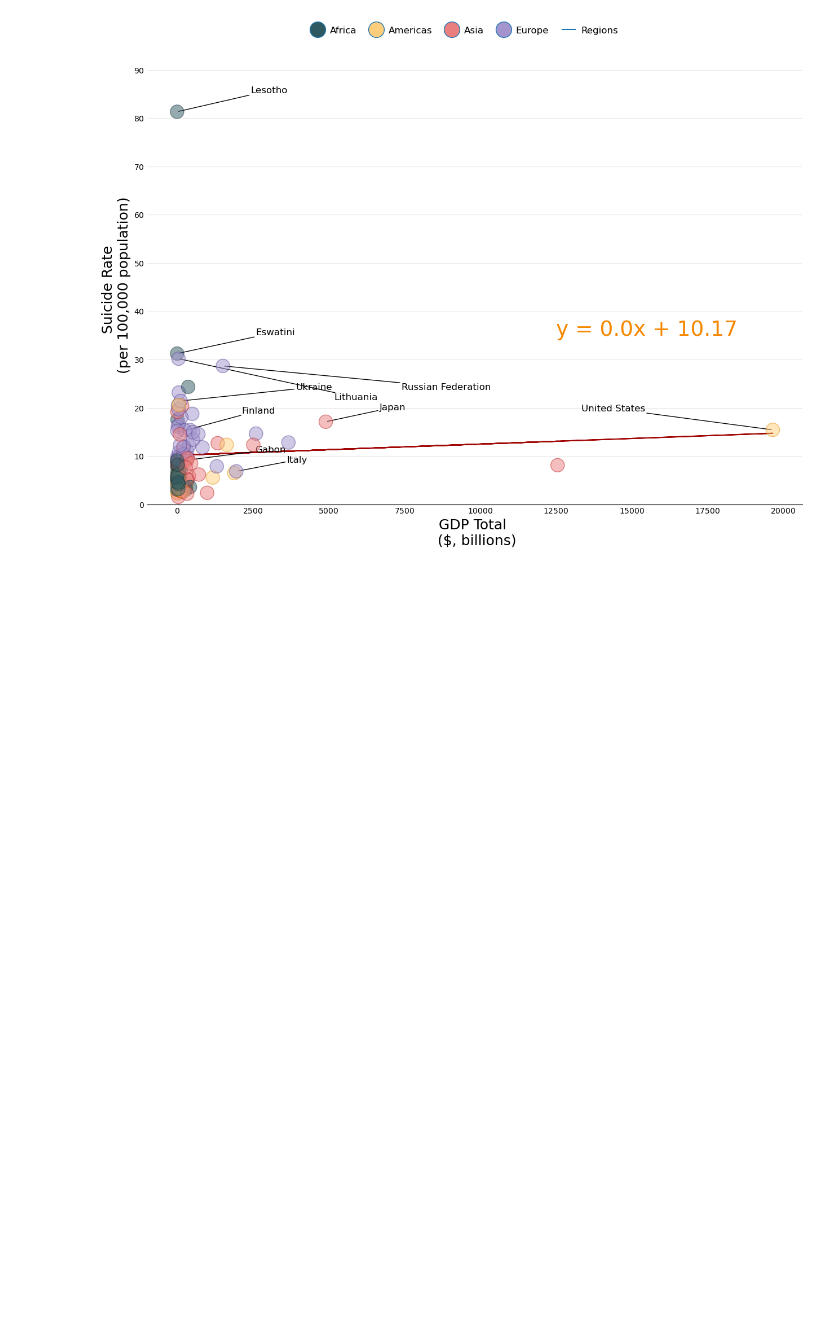
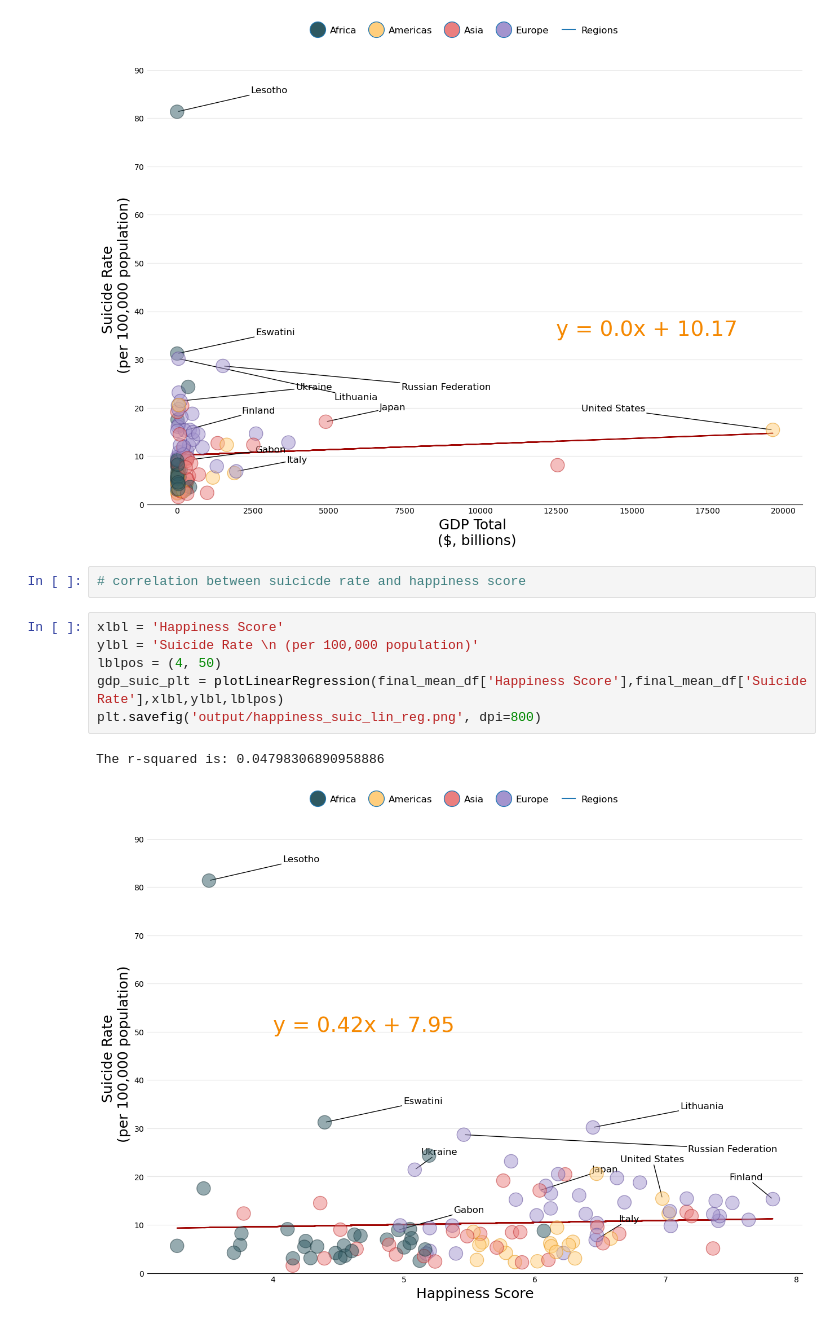
Before and after one commit to ashumskyy/data-dynamos-project-1, a Jupyter notebook: Big_country_suicide_ds.ipynb, the cells around one changed output. Drawn from its saved outputs; the diff is of its cells as text; blank space fills up the shorter version.

```diff
--- a/Big_country_suicide_ds.ipynb
+++ b/Big_country_suicide_ds.ipynb
@@ -371,3 +405,14 @@ plt.savefig('output/gdp_suic_lin_reg.png', dpi=800)
 # %% [output]
 The r-squared is: 0.056949355499599355
 [figure]
+# %%
+# correlation between suicicde rate and happiness score
+# %%
+xlbl = 'Happiness Score'
+ylbl = 'Suicide Rate \n (per 100,000 population)'
+lblpos = (4, 50)
+gdp_suic_plt = plotLinearRegression(final_mean_df['Happiness Score'],final_mean_df['Suicide Rate'],xlbl,ylbl,lblpos)
+plt.savefig('output/happiness_suic_lin_reg.png', dpi=800)
+# %% [output]
+The r-squared is: 0.04798306890958886
+[figure, added]
```
Also changed, not shown: parts of 8 cells of this notebook, 5 other files.
